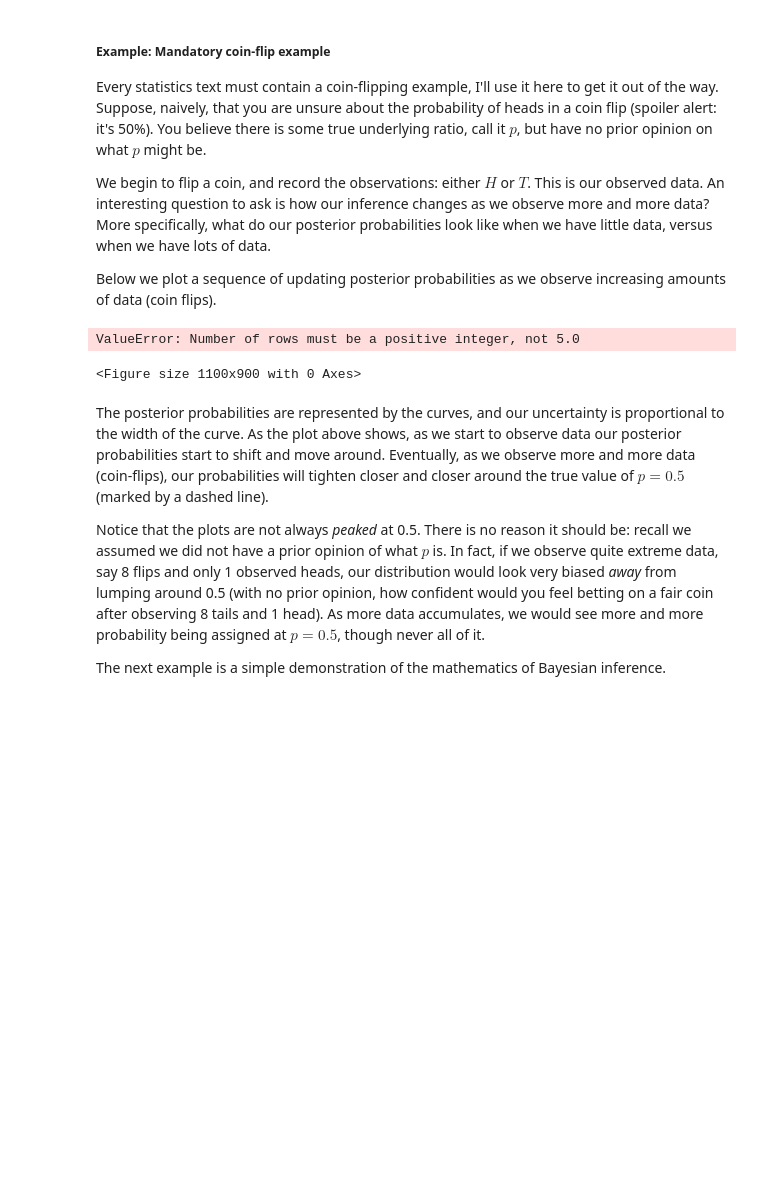
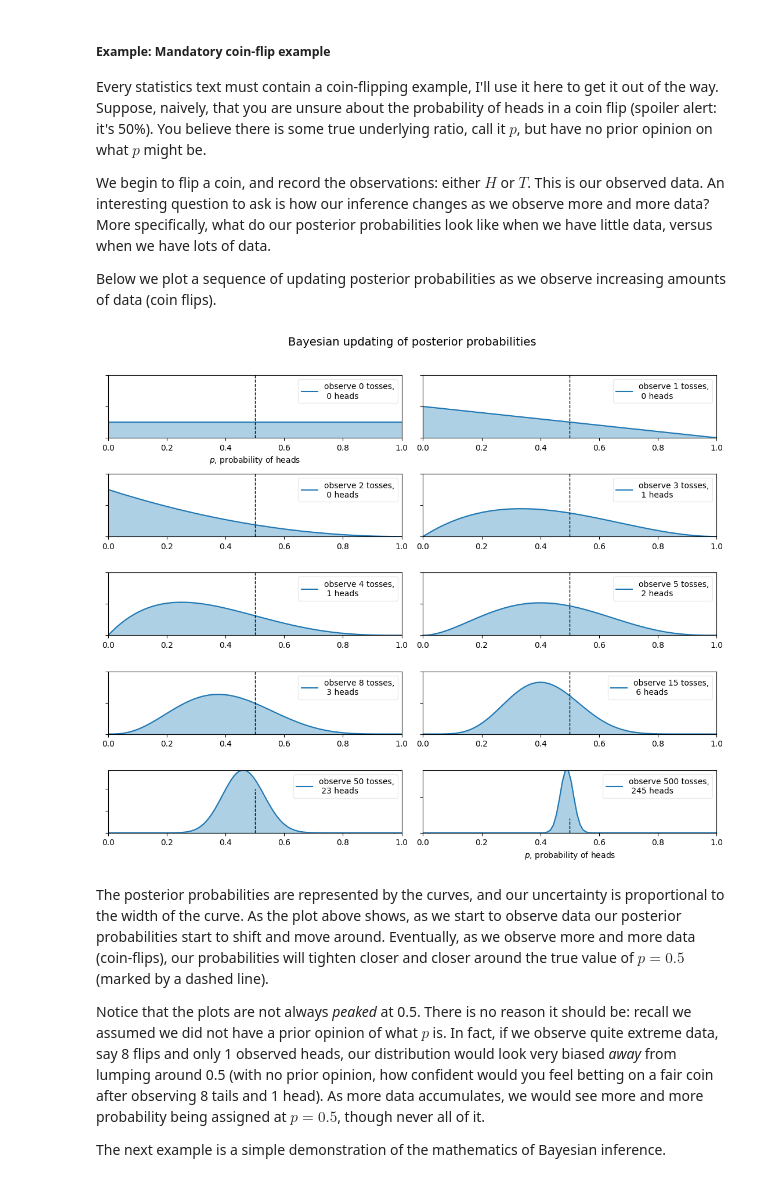
Before and after one commit to dpendleton22/Clustering_and_DimReduction, a Jupyter notebook: Chapter1_Introduction/Chapter1_Introduction.ipynb, the cells around one changed output. Cells and saved outputs as stored; diff of their text form; code cells hidden in the pictures; blank space fills up the shorter version.

```diff
--- a/Chapter1_Introduction/Chapter1_Introduction.ipynb
+++ b/Chapter1_Introduction/Chapter1_Introduction.ipynb
@@ -142,36 +142,35 @@ figsize(11, 9)
 
 import scipy.stats as stats
 
 dist = stats.beta
 n_trials = [0, 1, 2, 3, 4, 5, 8, 15, 50, 500]
 data = stats.bernoulli.rvs(0.5, size=n_trials[-1])
 x = np.linspace(0, 1, 100)
 
 # For the already prepared, I'm using Binomial's conj. prior.
 for k, N in enumerate(n_trials):
-    sx = plt.subplot(len(n_trials)/2, 2, k+1)
+    sx = plt.subplot(int(len(n_trials)/2), 2, k+1)
     plt.xlabel("$p$, probability of heads") \
         if k in [0, len(n_trials)-1] else None
     plt.setp(sx.get_yticklabels(), visible=False)
     heads = data[:N].sum()
     y = dist.pdf(x, 1 + heads, 1 + N - heads)
     plt.plot(x, y, label="observe %d tosses,\n %d heads" % (N, heads))
     plt.fill_between(x, 0, y, color="#348ABD", alpha=0.4)
     plt.vlines(0.5, 0, 4, color="k", linestyles="--", lw=1)
 
     leg = plt.legend()
     leg.get_frame().set_alpha(0.4)
     plt.autoscale(tight=True)
 
 
 plt.suptitle("Bayesian updating of posterior probabilities",
              y=1.02,
              fontsize=14)
 
 plt.tight_layout()
 # %% [output]
-ValueError: Number of rows must be a positive integer, not 5.0
-<Figure size 1100x900 with 0 Axes>
+[figure, added]
 # %% [markdown]
 The posterior probabilities are represented by the curves, and our uncertainty is proportional to the width of the curve. As the plot above shows, as we start to observe data our posterior probabilities start to shift and move around. Eventually, as we observe more and more data (coin-flips), our probabilities will tighten closer and closer around the true value of $p=0.5$ (marked by a dashed line).
 
```
Also changed, not shown: parts of 3 cells of this notebook.
